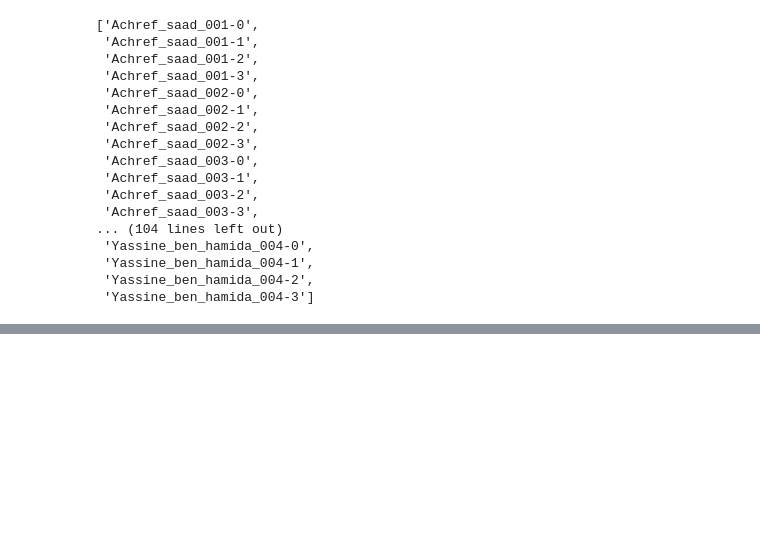
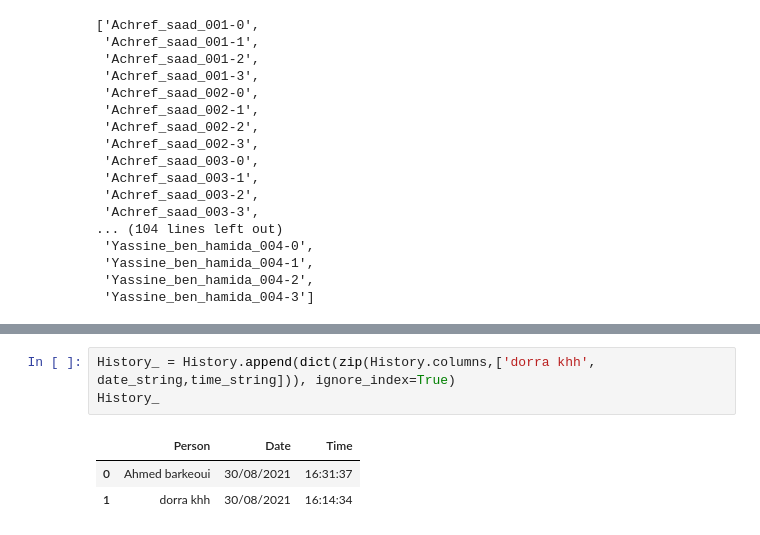
Before and after one commit to AhmedBarkeoui/AhmedBarkeoui-Real_time_facial_recognition_system, a Jupyter notebook: app/Untitled.ipynb, the cells around one changed output, grey strips where cells are left out. Cells and saved outputs as stored; diff of their text form; blank space fills up the shorter version.

```diff
--- a/app/Untitled.ipynb
+++ b/app/Untitled.ipynb
@@ -170,0 +253,7 @@ list(Data.keys())
+# %%
+History_ = History.append(dict(zip(History.columns,['dorra khh', date_string,time_string])), ignore_index=True)
+History_
+# %% [output]
+|  | Person | Date | Time |
+| 0 | Ahmed barkeoui | 30/08/2021 | 16:31:37 |
+| 1 | dorra khh | 30/08/2021 | 16:14:34 |
```
Also changed, not shown: parts of 23 cells of this notebook, 49 other files.
